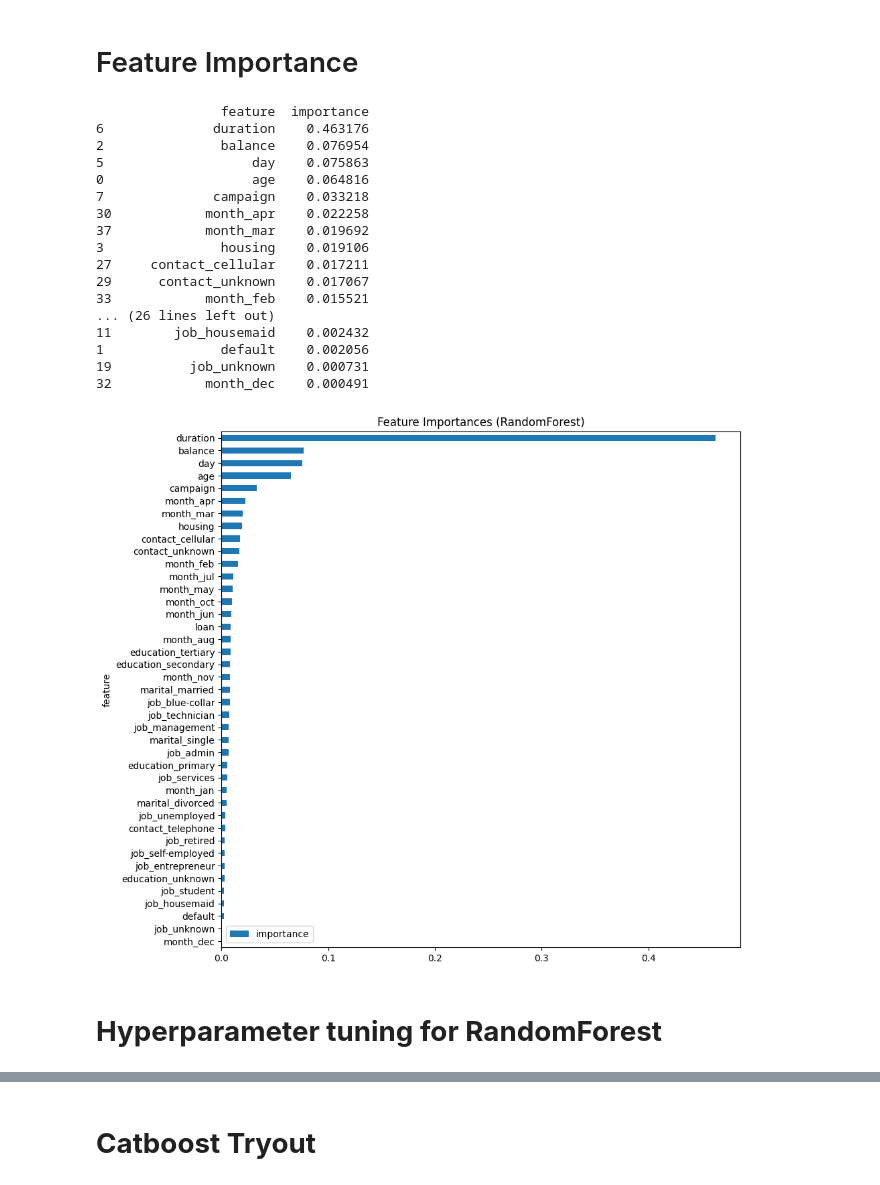
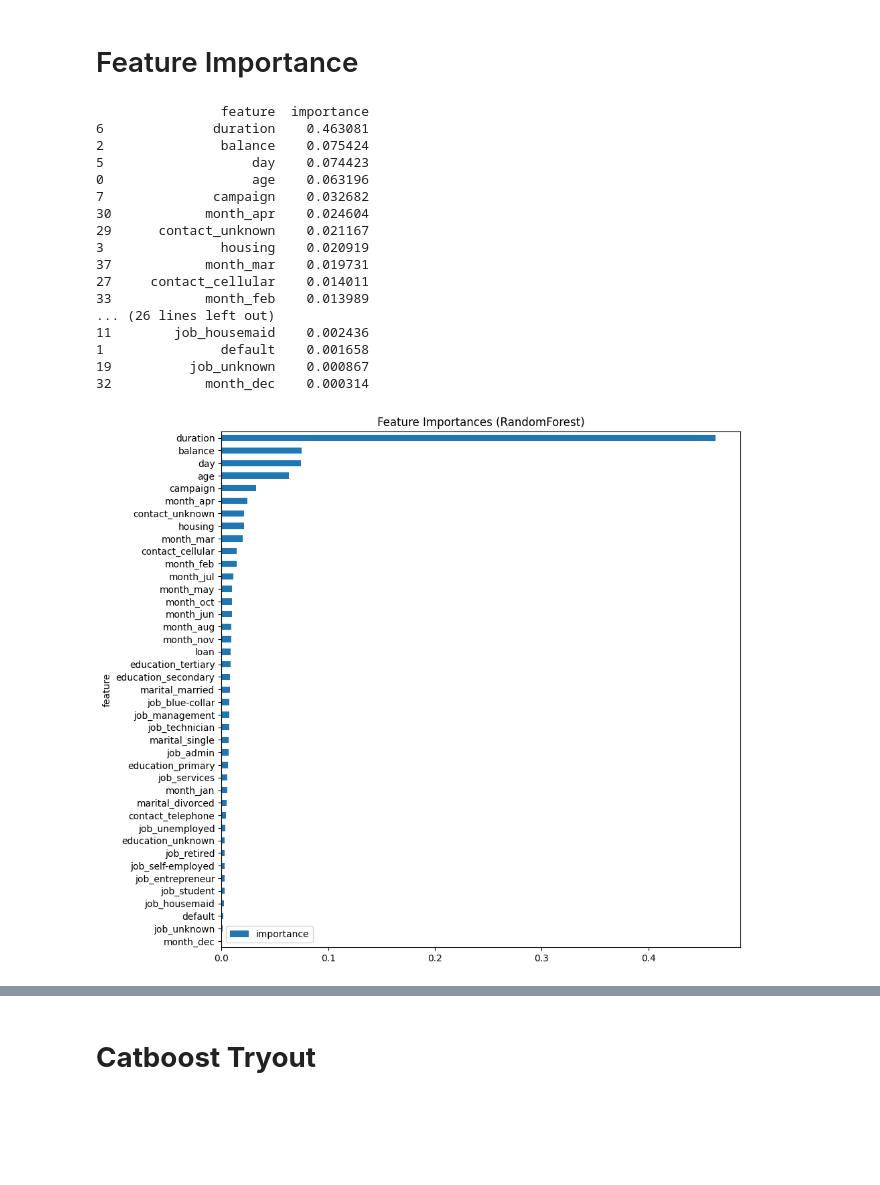
Before and after one commit to kuzhuppillil/4jwFB7LZrh7Mn9TT, a Jupyter notebook: Term_Deposit_Marketing.ipynb, the cells around one changed output, grey strips where cells are left out. Cells and saved outputs as stored; diff of their text form; code cells hidden in the pictures; blank space fills up the shorter version.

```diff
--- a/Term_Deposit_Marketing.ipynb
+++ b/Term_Deposit_Marketing.ipynb
@@ -346,8 +341,8 @@ Duration and balance is normalised with reduced outliers. However the normalizat
 # Onehot Encoding
 # %%
 #converting the categorical variables
-
-df = pd.get_dummies(df)
+df2 = df.copy()
+df2 = pd.get_dummies(df2)
 # %% [markdown]
 # Correlation of y:
 # %%
@@ -550,31 +565,29 @@ df_temp = df.drop('y',axis =1)
 # %%
-#Selecting RF classifier for feature importance as it offered the accurancy
+#Selecting RF classifier for feature importance as it offered the best accurancy
 
 importances = rf.feature_importances_
-feature_df = pd.DataFrame({'feature':df_temp.columns, 'importance':importances})
+feature_df = pd.DataFrame({'feature':df2.drop(['y'], 1).columns, 'importance':importances})
 
 feature_df.sort_values('importance').plot.barh(y='importance', x='feature', figsize=(10,10))
 plt.title('Feature Importances (RandomForest)')
 
 print(feature_df.sort_values('importance', ascending=False))
 # %% [output]
                 feature  importance
-6              duration    0.463176
-2               balance    0.076954
-5                   day    0.075863
-0                   age    0.064816
-7              campaign    0.033218
-30            month_apr    0.022258
-37            month_mar    0.019692
-3               housing    0.019106
-27     contact_cellular    0.017211
-29      contact_unknown    0.017067
-33            month_feb    0.015521
+6              duration    0.463081
+2               balance    0.075424
+5                   day    0.074423
+0                   age    0.063196
+7              campaign    0.032682
+30            month_apr    0.024604
+29      contact_unknown    0.021167
+3               housing    0.020919
+37            month_mar    0.019731
+27     contact_cellular    0.014011
+33            month_feb    0.013989
 ... (26 lines left out)
-11        job_housemaid    0.002432
-1               default    0.002056
-19          job_unknown    0.000731
-32            month_dec    0.000491
+11        job_housemaid    0.002436
+1               default    0.001658
+19          job_unknown    0.000867
+32            month_dec    0.000314
-[figure, old version]
+[figure, new version]
-# %% [markdown]
-# **Hyperparameter tuning for RandomForest**
```
Also changed, not shown: parts of 58 cells of this notebook.
